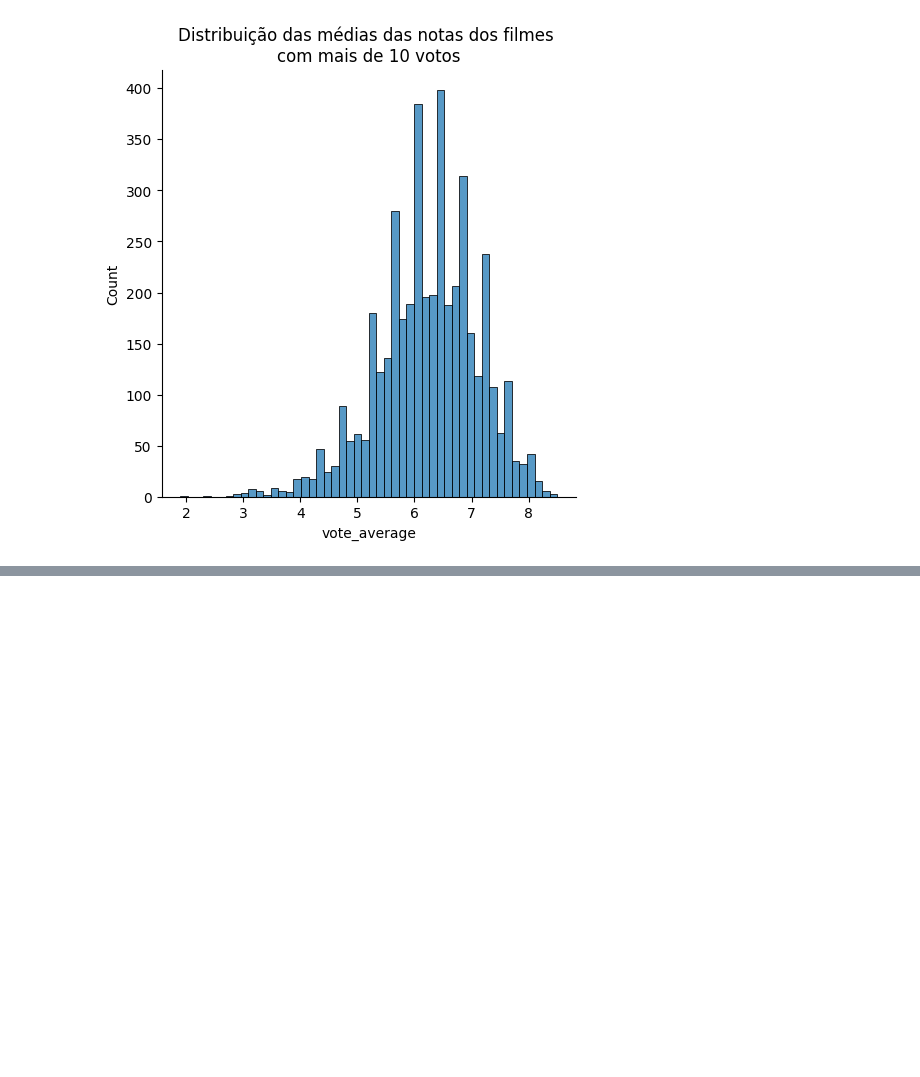
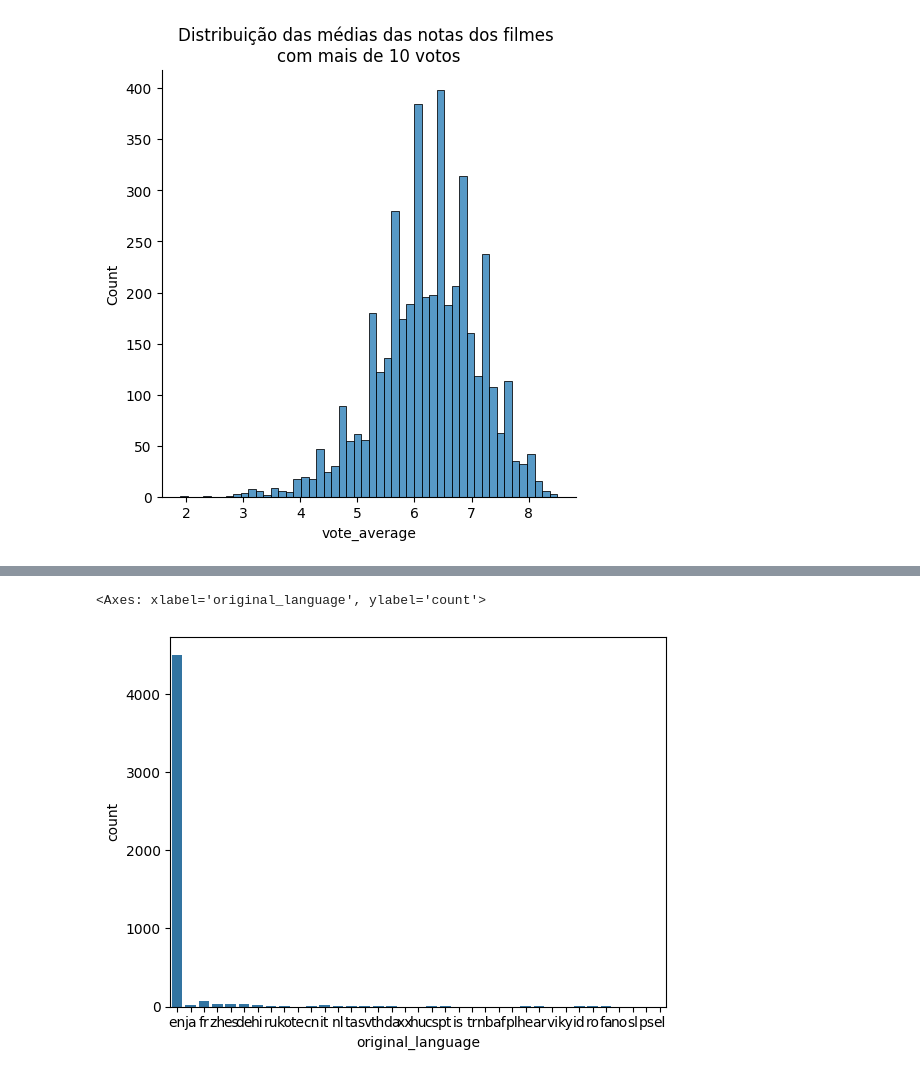
Before and after one commit to sdesuzane/data_science-Alura, a Jupyter notebook: TMDB.ipynb, the cells around one changed output, grey strips where cells are left out. Cells and saved outputs as stored; diff of their text form; code cells hidden in the pictures; blank space fills up the shorter version.

```diff
--- a/TMDB.ipynb
+++ b/TMDB.ipynb
@@ -158,0 +158,6 @@ plt.show()
+# %%
+# nao é um bom grafico para esse caso
+sns.countplot(data=tmdb, x="original_language") # lib seaborn (ajuda com graficos categoricos), cria um grafico e ja conta quantas linguas
+# %% [output]
+<Axes: xlabel='original_language', ylabel='count'>
+[figure, added]
```
Also changed, not shown: parts of 17 cells of this notebook.
